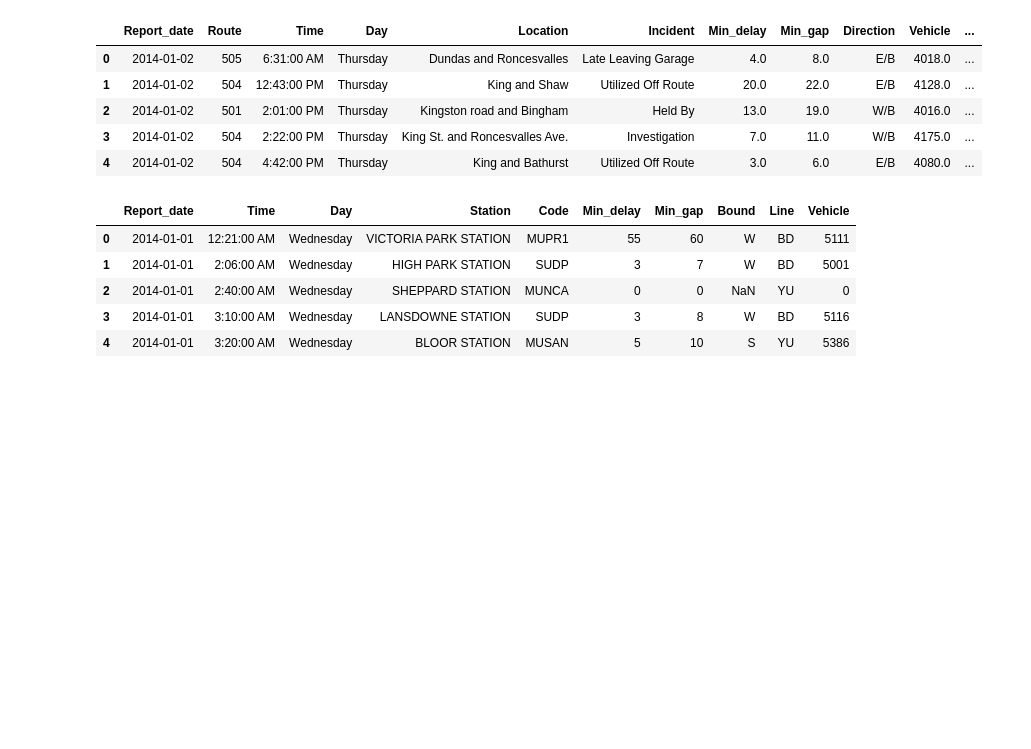
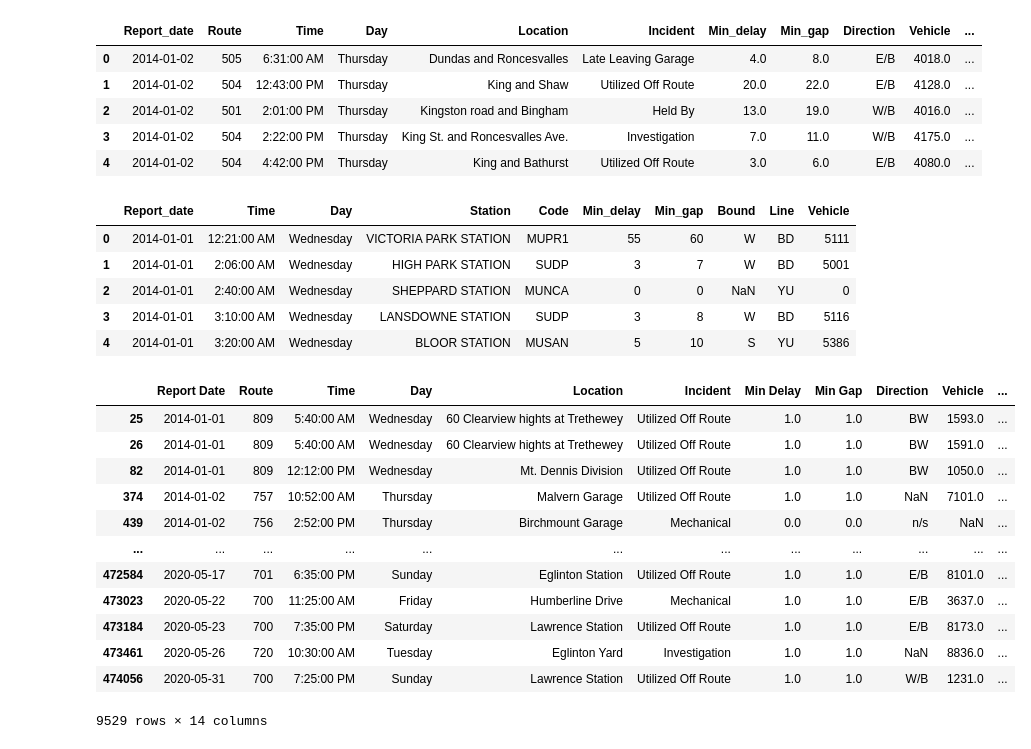
Before and after one commit to JasonYao3/TTC_transit_delay_proj, a Jupyter notebook: test.ipynb, the cells around one changed output. Saved outputs shown, nothing was run; the diff lists cells and outputs as text; code cells hidden in the pictures; blank space fills up the shorter version.

```diff
--- a/test.ipynb
+++ b/test.ipynb
@@ -123,3 +165,19 @@ subway_df.head()
 | 2 | 2014-01-01 | 2:40:00 AM | Wednesday | SHEPPARD STATION | MUNCA | 0 | 0 | NaN | YU | 0 |
 | 3 | 2014-01-01 | 3:10:00 AM | Wednesday | LANSDOWNE STATION | SUDP | 3 | 8 | W | BD | 5116 |
 | 4 | 2014-01-01 | 3:20:00 AM | Wednesday | BLOOR STATION | MUSAN | 5 | 10 | S | YU | 5386 |
+# %%
+bus_df[~(bus_df['Route'] >= 700) & (bus_df['Route'] <900)]
+# %% [output]
+|  | Report Date | Route | Time | Day | Location | Incident | Min Delay | Min Gap | Direction | Vehicle | ... |
+| 25 | 2014-01-01 | 809 | 5:40:00 AM | Wednesday | 60 Clearview hights at Trethewey | Utilized Off Route | 1.0 | 1.0 | BW | 1593.0 | ... |
+| 26 | 2014-01-01 | 809 | 5:40:00 AM | Wednesday | 60 Clearview hights at Trethewey | Utilized Off Route | 1.0 | 1.0 | BW | 1591.0 | ... |
+| 82 | 2014-01-01 | 809 | 12:12:00 PM | Wednesday | Mt. Dennis Division | Utilized Off Route | 1.0 | 1.0 | BW | 1050.0 | ... |
+| 374 | 2014-01-02 | 757 | 10:52:00 AM | Thursday | Malvern Garage | Utilized Off Route | 1.0 | 1.0 | NaN | 7101.0 | ... |
+| 439 | 2014-01-02 | 756 | 2:52:00 PM | Thursday | Birchmount Garage | Mechanical | 0.0 | 0.0 | n/s | NaN | ... |
+| ... | ... | ... | ... | ... | ... | ... | ... | ... | ... | ... | ... |
+| 472584 | 2020-05-17 | 701 | 6:35:00 PM | Sunday | Eglinton Station | Utilized Off Route | 1.0 | 1.0 | E/B | 8101.0 | ... |
+| 473023 | 2020-05-22 | 700 | 11:25:00 AM | Friday | Humberline Drive | Mechanical | 1.0 | 1.0 | E/B | 3637.0 | ... |
+| 473184 | 2020-05-23 | 700 | 7:35:00 PM | Saturday | Lawrence Station | Utilized Off Route | 1.0 | 1.0 | E/B | 8173.0 | ... |
+| 473461 | 2020-05-26 | 720 | 10:30:00 AM | Tuesday | Eglinton Yard | Investigation | 1.0 | 1.0 | NaN | 8836.0 | ... |
+| 474056 | 2020-05-31 | 700 | 7:25:00 PM | Sunday | Lawrence Station | Utilized Off Route | 1.0 | 1.0 | W/B | 1231.0 | ... |
+9529 rows × 14 columns
```
Also changed, not shown: parts of 18 cells of this notebook, 3 other files.
